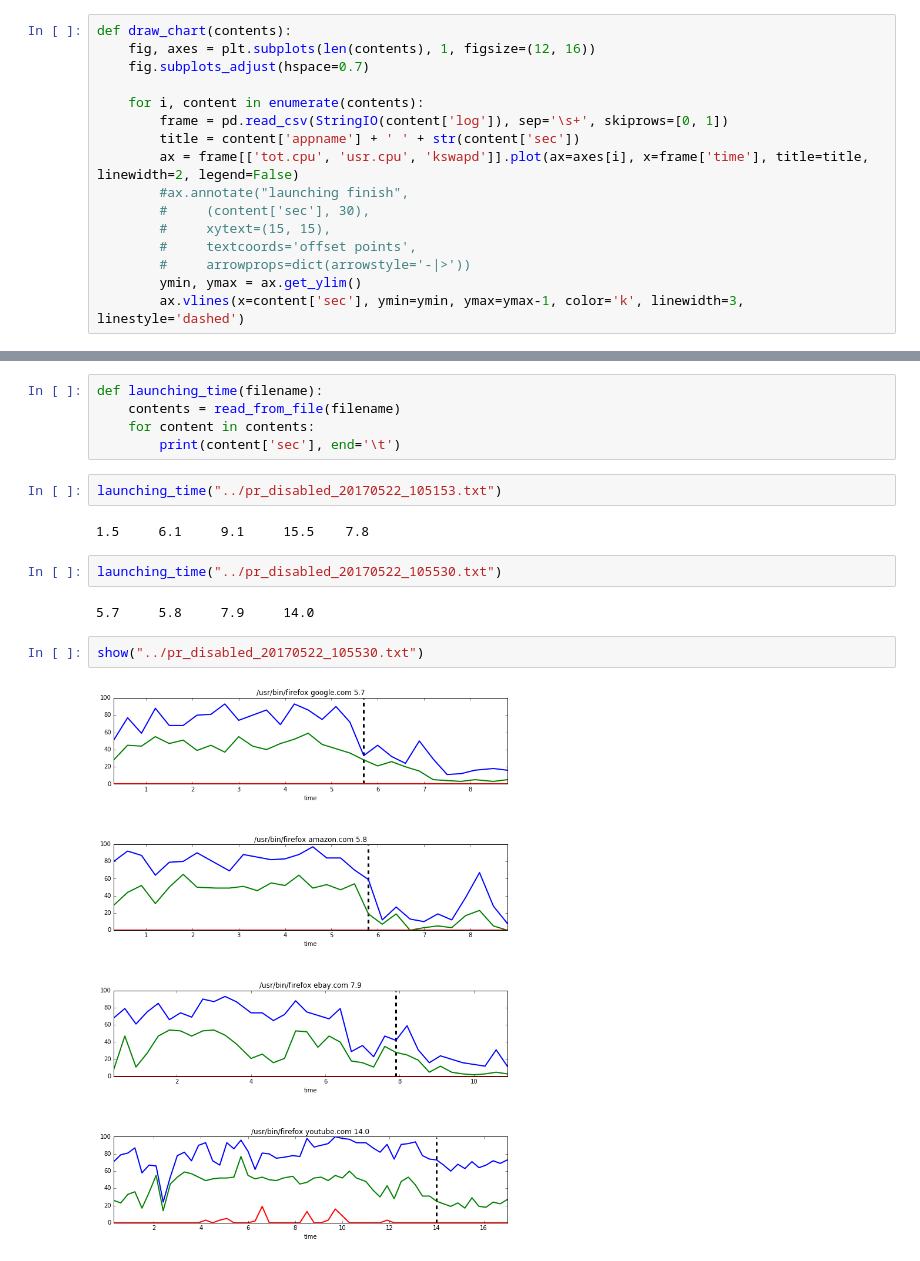
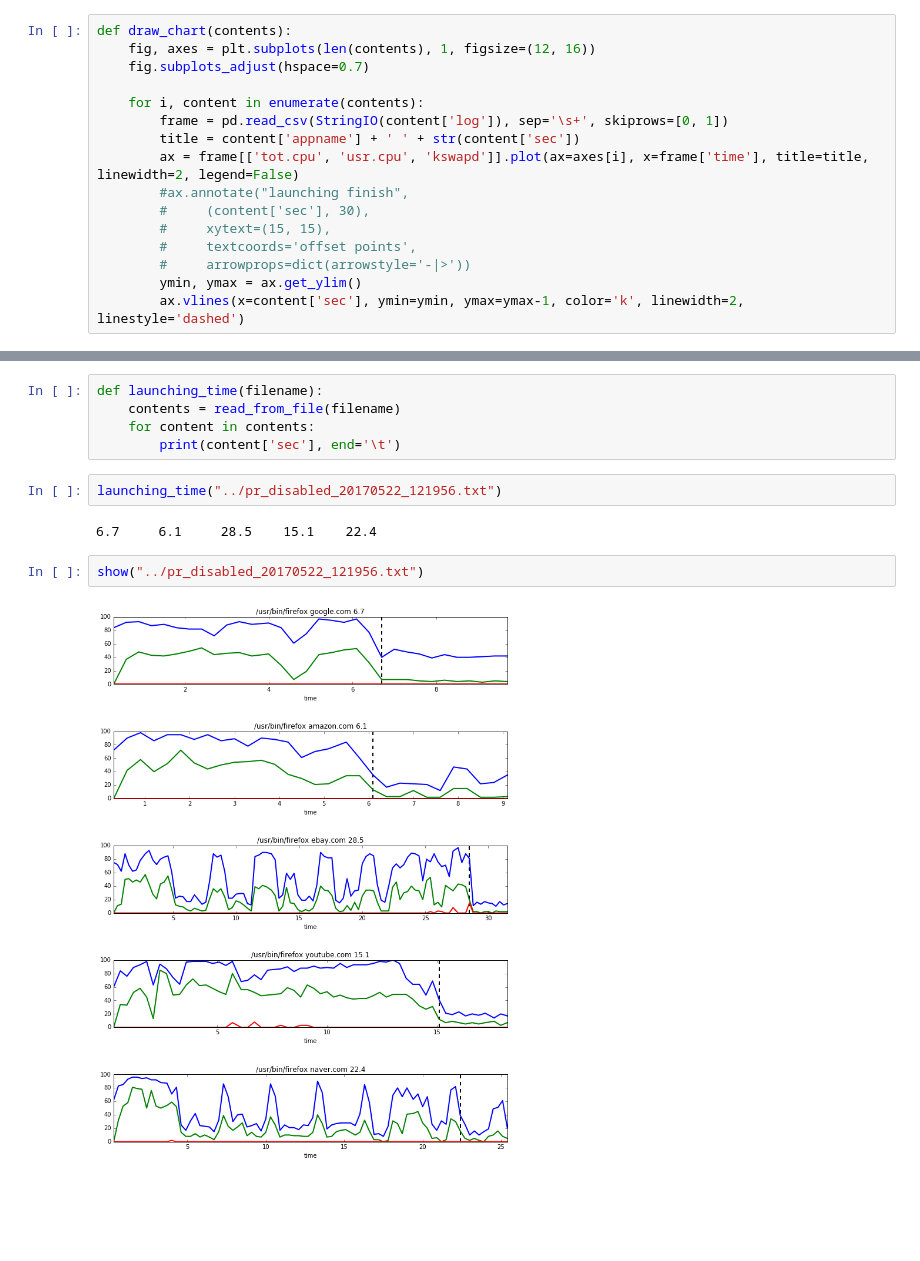
Before and after one commit to rambar/PreReclaim, a Jupyter notebook: python/chart_render.ipynb, the cells around one changed output, grey strips where cells are left out. Drawn from its saved outputs; the diff is of its cells as text; blank space fills up the shorter version.

```diff
--- a/python/chart_render.ipynb
+++ b/python/chart_render.ipynb
@@ -51,7 +51,7 @@ def draw_chart(contents):
         #     textcoords='offset points',
         #     arrowprops=dict(arrowstyle='-|>'))
         ymin, ymax = ax.get_ylim()
-        ax.vlines(x=content['sec'], ymin=ymin, ymax=ymax-1, color='k', linewidth=3, linestyle='dashed')
+        ax.vlines(x=content['sec'], ymin=ymin, ymax=ymax-1, color='k', linewidth=2, linestyle='dashed')
 # %%
 def show(filename):
     contents = read_from_file(filename)
@@ -62,14 +62,10 @@ def launching_time(filename):
     for content in contents:
         print(content['sec'], end='\t')
 # %%
-launching_time("../pr_disabled_20170522_105153.txt")
+launching_time("../pr_disabled_20170522_121956.txt")
 # %% [output]
-1.5     6.1     9.1     15.5    7.8
+6.7     6.1     28.5    15.1    22.4
-# %%
-launching_time("../pr_disabled_20170522_105530.txt")
-# %% [output]
-5.7     5.8     7.9     14.0
 # %%
-show("../pr_disabled_20170522_105530.txt")
+show("../pr_disabled_20170522_121956.txt")
 # %% [output]
-[figure, old version]
+[figure, new version]
```
Also changed, not shown: 3 other files.
